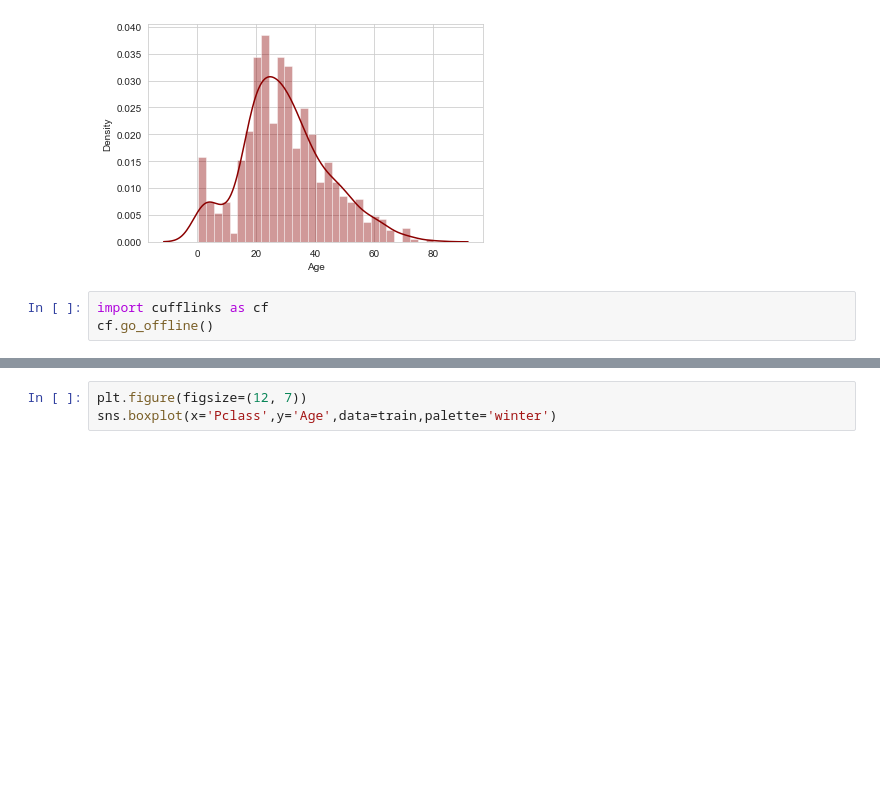
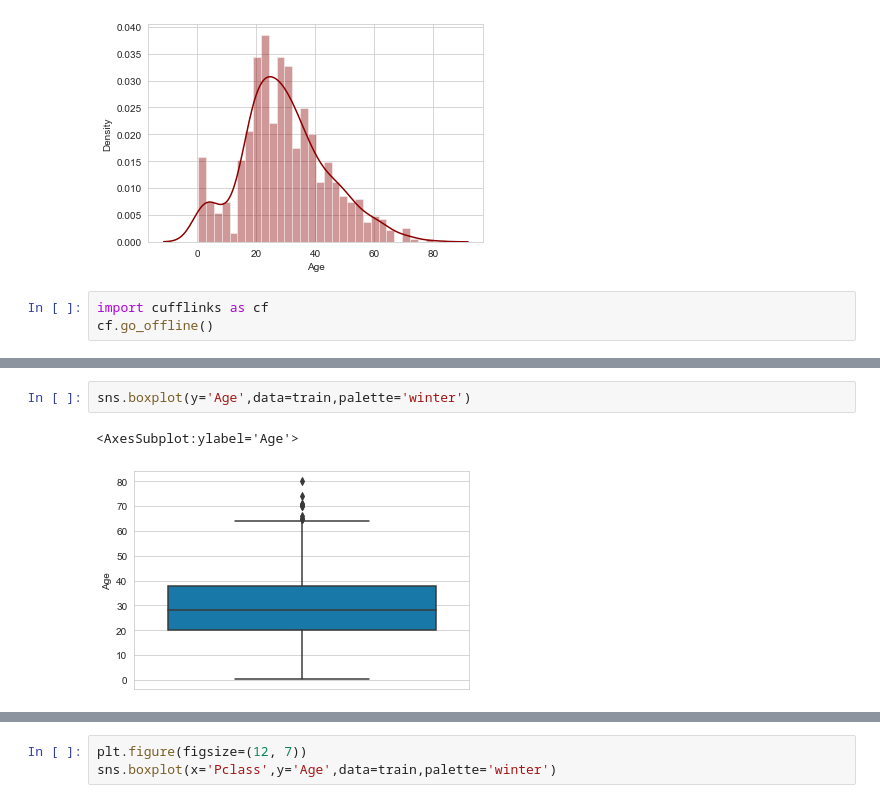
Before and after one commit to raet-94/pythontricks, a Jupyter notebook: LogisticRegression.ipynb, the cells around one changed output, grey strips where cells are left out. Cells and saved outputs as stored; diff of their text form; blank space fills up the shorter version.

```diff
--- a/LogisticRegression.ipynb
+++ b/LogisticRegression.ipynb
@@ -57,3 +57,8 @@ cf.go_offline()
 train['Fare'].iplot(kind='hist',bins=30,color='green')
 # %% [output]
 [interactive output not drawn]
+# %%
+sns.boxplot(y='Age',data=train,palette='winter')
+# %% [output]
+<AxesSubplot:ylabel='Age'>
+[figure, added]
```
Also changed, not shown: parts of 6 cells of this notebook.
